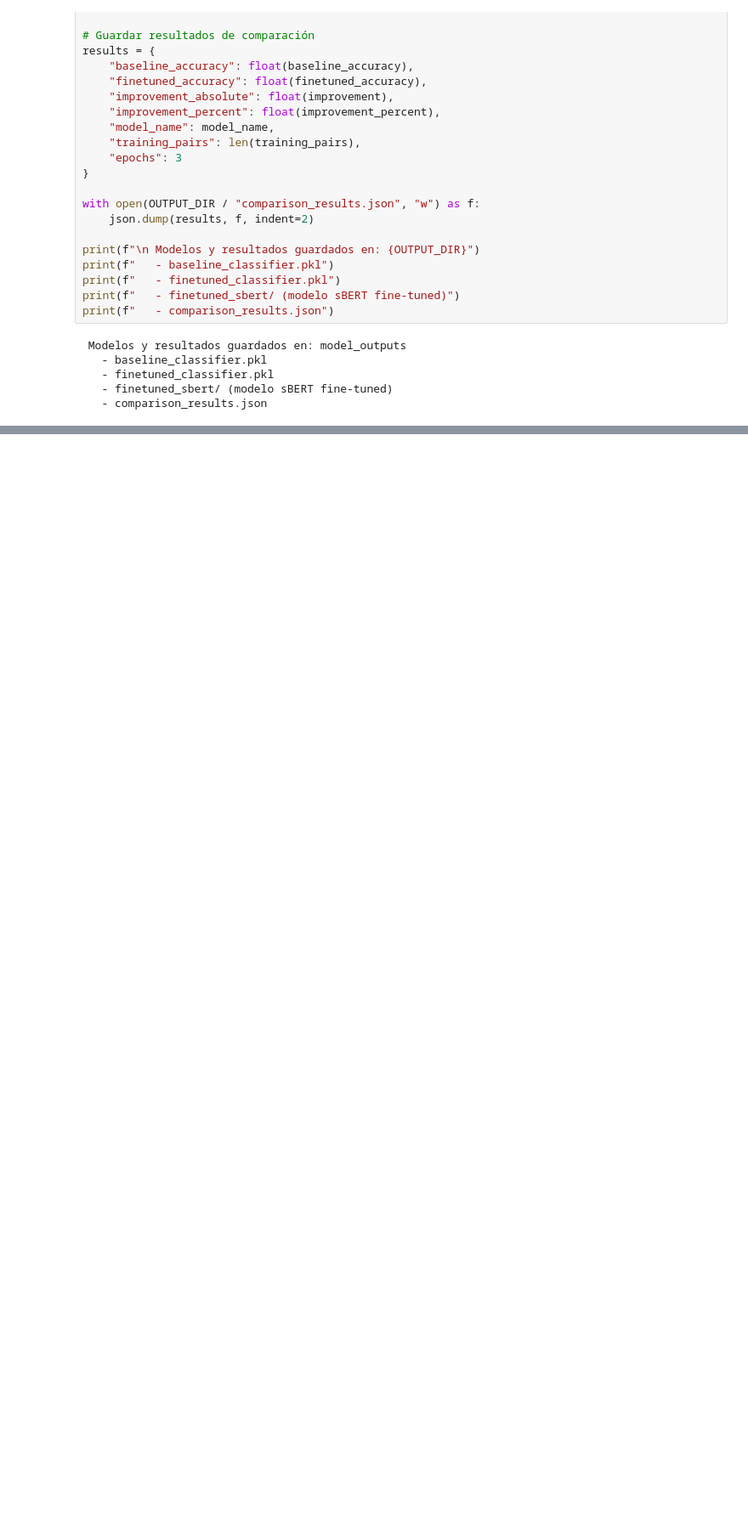
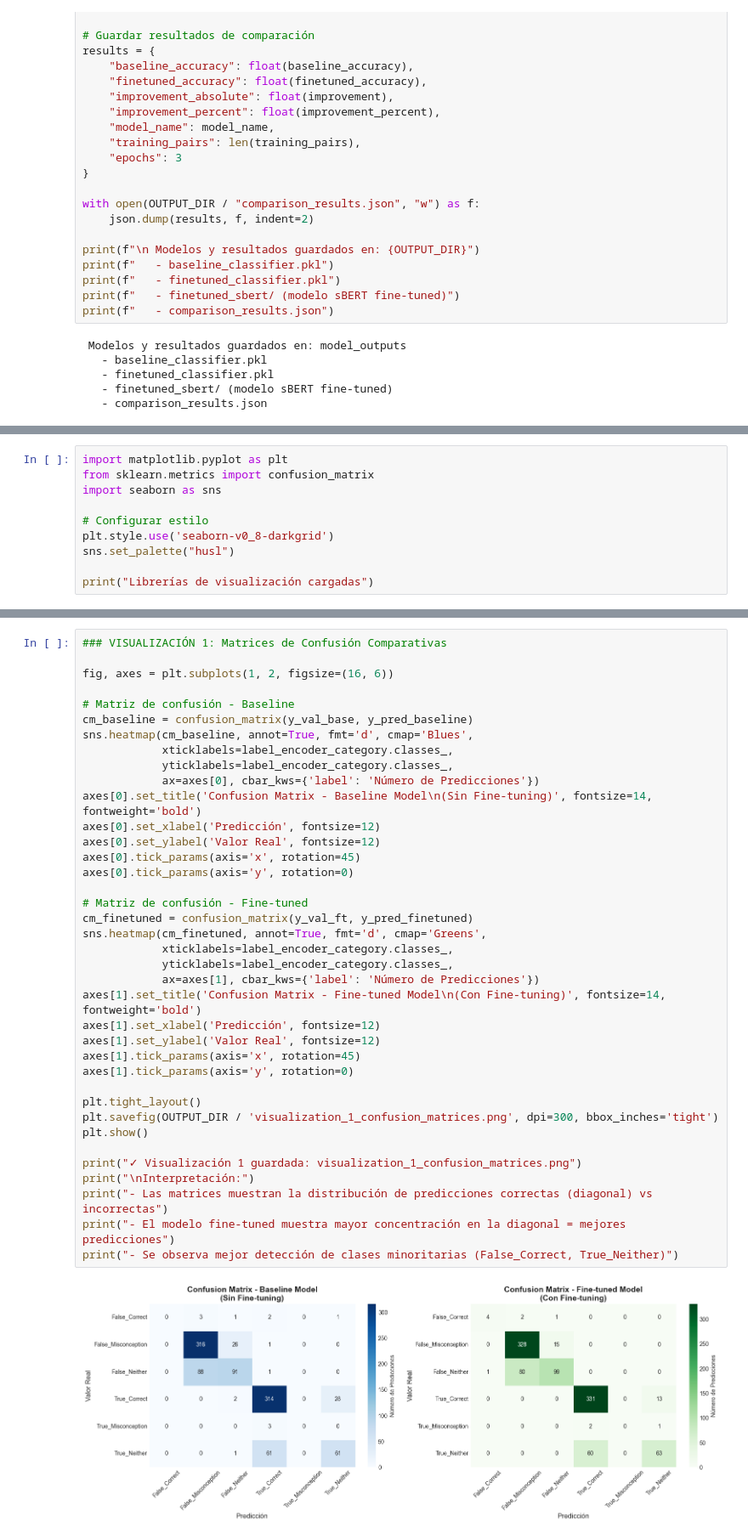
Before and after one commit to Gxrco/DS-Proyecto02, a Jupyter notebook: sBertModel/fine_tuning_comparison.ipynb, the cells around one changed output, grey strips where cells are left out. Shown at 85% size. Saved outputs shown, nothing was run; the diff lists cells and outputs as text; blank space fills up the shorter version.

Commit message:
feat: added static visualizations

```diff
--- a/sBertModel/fine_tuning_comparison.ipynb
+++ b/sBertModel/fine_tuning_comparison.ipynb
@@ -459,0 +466,10 @@ print(f"   - comparison_results.json")
+# %%
+import matplotlib.pyplot as plt
+from sklearn.metrics import confusion_matrix
+import seaborn as sns
+
+# Configurar estilo
+plt.style.use('seaborn-v0_8-darkgrid')
+sns.set_palette("husl")
+
+print("Librerías de visualización cargadas")
@@ -459,0 +478,40 @@ print(f"   - comparison_results.json")
+# %%
+### VISUALIZACIÓN 1: Matrices de Confusión Comparativas
+
+fig, axes = plt.subplots(1, 2, figsize=(16, 6))
+
+# Matriz de confusión - Baseline
+cm_baseline = confusion_matrix(y_val_base, y_pred_baseline)
+sns.heatmap(cm_baseline, annot=True, fmt='d', cmap='Blues',
+            xticklabels=label_encoder_category.classes_,
+            yticklabels=label_encoder_category.classes_,
+            ax=axes[0], cbar_kws={'label': 'Número de Predicciones'})
+axes[0].set_title('Confusion Matrix - Baseline Model\n(Sin Fine-tuning)', fontsize=14, fontweight='bold')
+axes[0].set_xlabel('Predicción', fontsize=12)
+axes[0].set_ylabel('Valor Real', fontsize=12)
+axes[0].tick_params(axis='x', rotation=45)
+axes[0].tick_params(axis='y', rotation=0)
+
+# Matriz de confusión - Fine-tuned
+cm_finetuned = confusion_matrix(y_val_ft, y_pred_finetuned)
+sns.heatmap(cm_finetuned, annot=True, fmt='d', cmap='Greens',
+            xticklabels=label_encoder_category.classes_,
+            yticklabels=label_encoder_category.classes_,
+            ax=axes[1], cbar_kws={'label': 'Número de Predicciones'})
+axes[1].set_title('Confusion Matrix - Fine-tuned Model\n(Con Fine-tuning)', fontsize=14, fontweight='bold')
+axes[1].set_xlabel('Predicción', fontsize=12)
+axes[1].set_ylabel('Valor Real', fontsize=12)
+axes[1].tick_params(axis='x', rotation=45)
+axes[1].tick_params(axis='y', rotation=0)
+
+plt.tight_layout()
+plt.savefig(OUTPUT_DIR / 'visualization_1_confusion_matrices.png', dpi=300, bbox_inches='tight')
+plt.show()
+
+print("✓ Visualización 1 guardada: visualization_1_confusion_matrices.png")
+print("\nInterpretación:")
+print("- Las matrices muestran la distribución de predicciones correctas (diagonal) vs incorrectas")
+print("- El modelo fine-tuned muestra mayor concentración en la diagonal = mejores predicciones")
+print("- Se observa mejor detección de clases minoritarias (False_Correct, True_Neither)")
+# %% [output]
+[figure, added]
```
Also changed, not shown: parts of 12 cells of this notebook, 12 other files.
